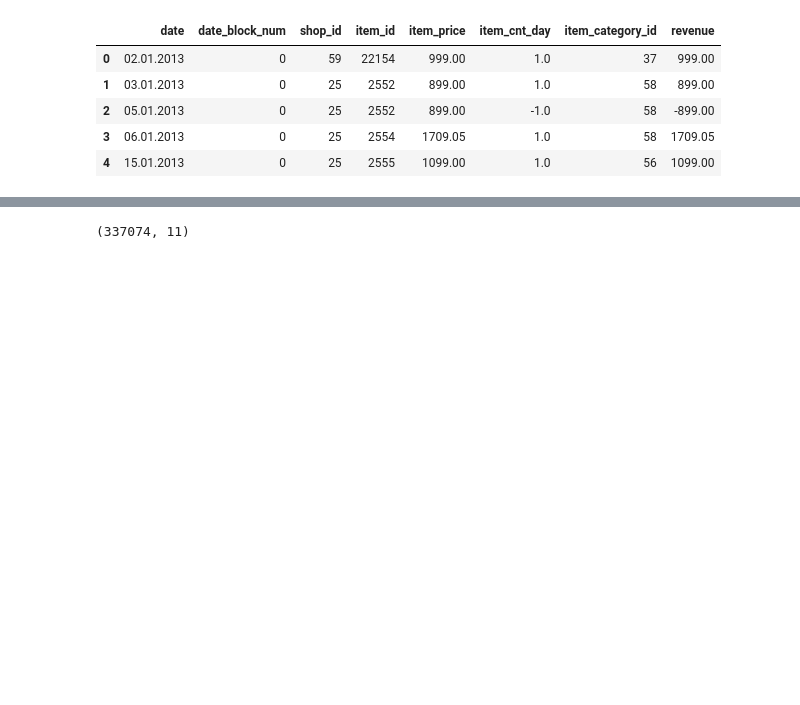
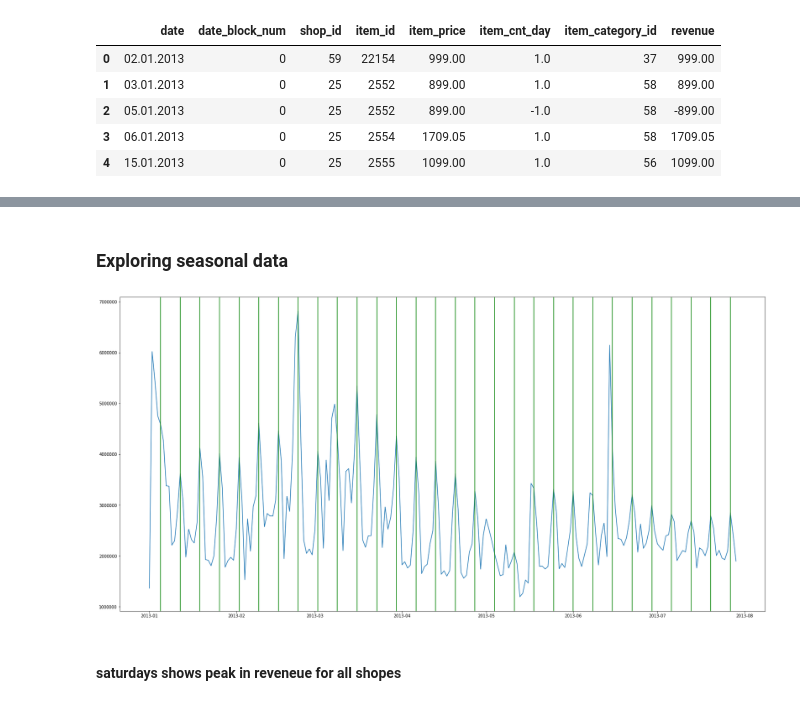
Before and after one commit to sanjumsanthosh/Predict-future-sales, a Jupyter notebook: EDA analysis.ipynb, the cells around one changed output, grey strips where cells are left out. Saved outputs shown, nothing was run; the diff lists cells and outputs as text; code cells hidden in the pictures; blank space fills up the shorter version.

```diff
--- a/EDA analysis.ipynb
+++ b/EDA analysis.ipynb
@@ -115,6 +150,18 @@ plt.plot(dataset_no_name.groupby('item_category_id')['revenue'].aggregate(sum))
 # %%
 dataset['date'] = pd.to_datetime(dataset['date'],format='%d.%m.%Y')
+# %% [markdown]
+### Exploring seasonal data
+# %%
+dow_1 = dataset.loc[dataset['date'].dt.dayofweek==5]['date'].sort_values().unique()[:30]
+# %%
+plt.figure(figsize=(28,14))
+sample = dataset_no_name[['date','revenue']]
+sample = sample.groupby('date').aggregate({'revenue':'sum'}).sort_index().iloc[:210]
+plt.plot(sample)
+for w in dow_1:plt.axvline(x=w,color='g')
+# %% [output]
+[figure, added]
+# %% [markdown]
+#### saturdays shows peak in reveneue for all shopes
 # %%
-dataset.loc[dataset['date'].dt.dayofweek==0].shape
+dataset['DOW'] = dataset['date'].dt.dayofweek
-# %% [output]
-(337074, 11)
```
Also changed, not shown: parts of 9 cells of this notebook.
